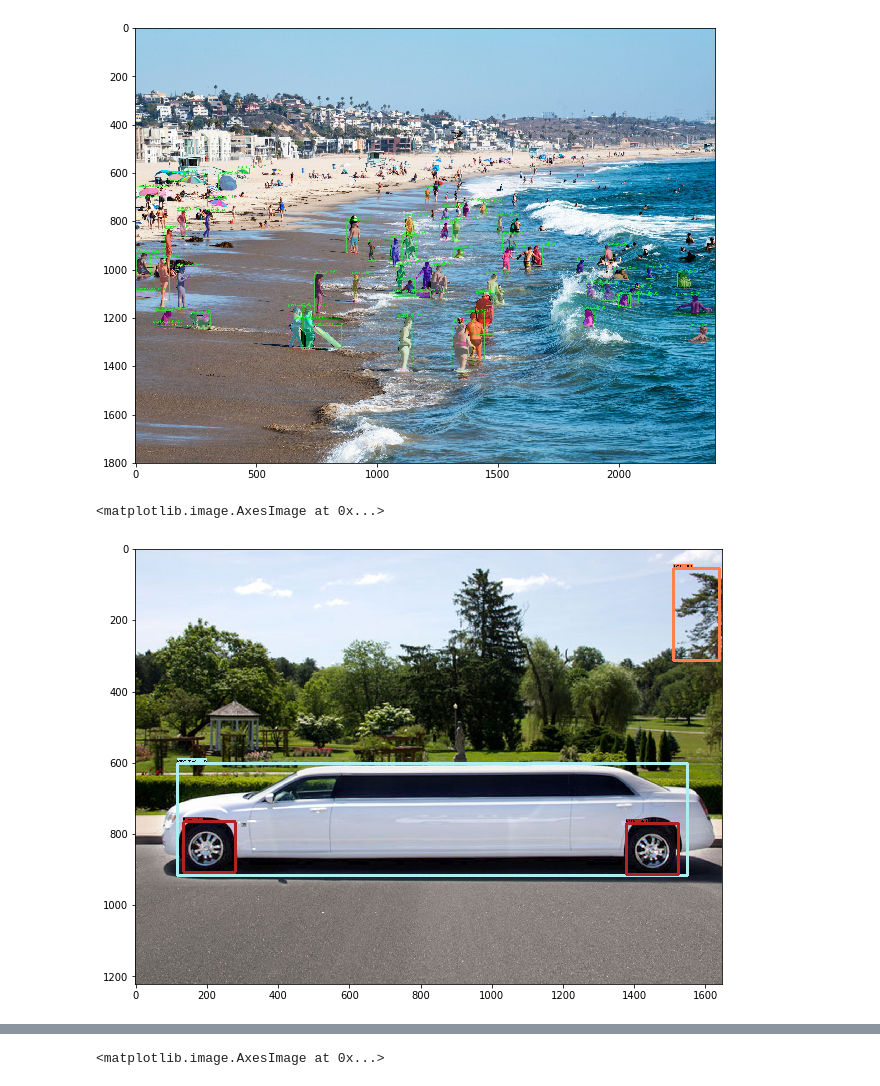
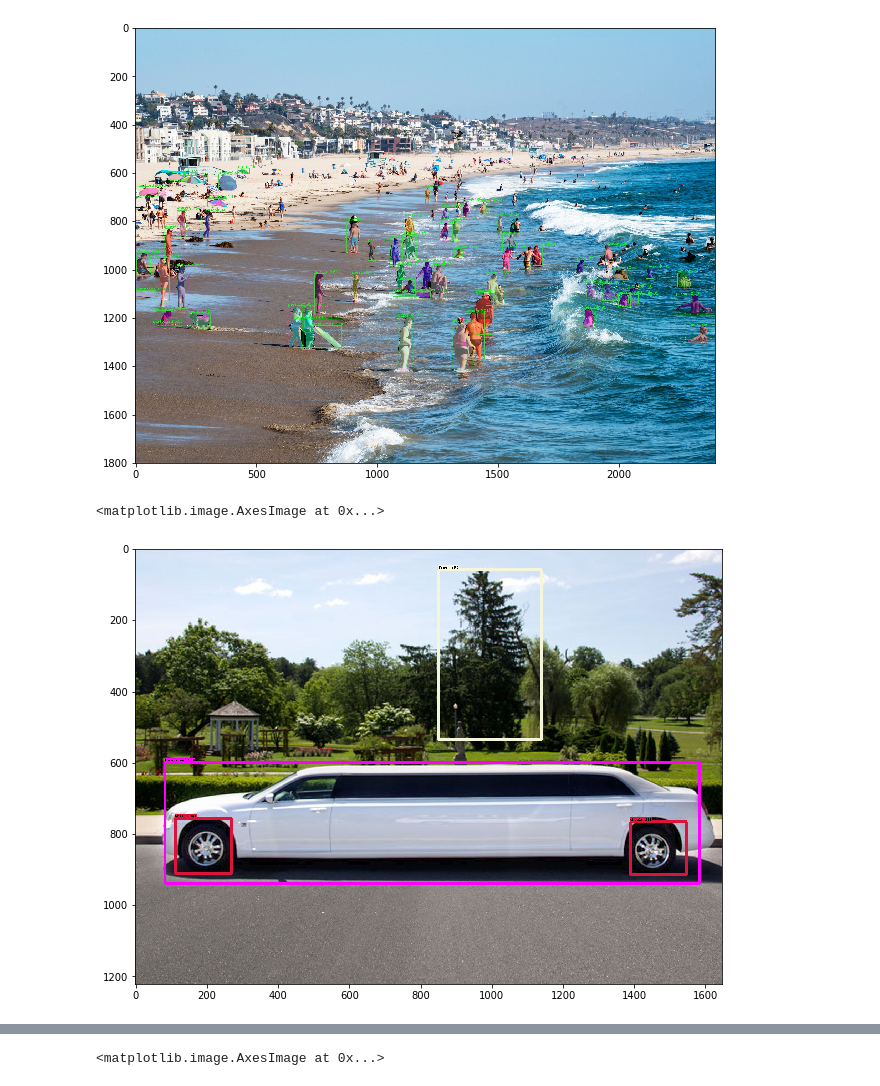
Before and after one commit to qoo/models, a Jupyter notebook: research/object_detection/object_detection_tutorial-work-v2.ipynb, the cells around one changed output, grey strips where cells are left out. Drawn from its saved outputs; the diff is of its cells as text; code cells hidden in the pictures.

```diff
--- a/research/object_detection/object_detection_tutorial-work-v2.ipynb
+++ b/research/object_detection/object_detection_tutorial-work-v2.ipynb
@@ -71,3 +89,16 @@ PATH_TO_CKPT = MODEL_NAME + '/frozen_inference_graph.pb'
 PATH_TO_LABELS = os.path.join('data', 'oid_v4_label_map.pbtxt')
 
 NUM_CLASSES = 601
+# %%
+# What model to download. v2 545
+MODEL_NAME = 'faster_rcnn_inception_resnet_v2_atrous_oid_14_10_2017'
+MODEL_FILE = MODEL_NAME + '.tar.gz'
+DOWNLOAD_BASE = 'http://download.tensorflow.org/models/object_detection/'
+
+# Path to frozen detection graph. This is the actual model that is used for the object detection.
+PATH_TO_CKPT = 'faster_rcnn_inception_resnet_v2_atrous_oid' + '/frozen_inference_graph.pb'
+
+# List of the strings that is used to add correct label for each box.
+PATH_TO_LABELS = os.path.join('data', 'oid_bbox_trainable_label_map.pbtxt')
+
+NUM_CLASSES = 545
@@ -335,28 +370,28 @@ plt.imshow(image_np)
 [figure]
 # %%
 #Limousine.jpg
-image_path='/root/Mask_RCNN/images/Limousine.jpg'
+image_path='/root/images/Limousine.jpg'
 image = Image.open(image_path)
 # the array based representation of the image will be used later in order to prepare the
 # result image with boxes and labels on it.
 image_np = load_image_into_numpy_array(image)
 # Expand dimensions since the model expects images to have shape: [1, None, None, 3]
 image_np_expanded = np.expand_dims(image_np, axis=0)
 # Actual detection.
 output_dict = run_inference_for_single_image(image_np, detection_graph)
 # Visualization of the results of a detection.
 vis_util.visualize_boxes_and_labels_on_image_array(
   image_np,
   output_dict['detection_boxes'],
   output_dict['detection_classes'],
   output_dict['detection_scores'],
   category_index,
   instance_masks=output_dict.get('detection_masks'),
   use_normalized_coordinates=True,
   line_thickness=8,
     min_score_thresh=.2)
 plt.figure(figsize=IMAGE_SIZE)
 plt.imshow(image_np)
 # %% [output]
 <matplotlib.image.AxesImage at 0x...>
-[figure, old version]
+[figure, new version]
```
Also changed, not shown: parts of 10 cells of this notebook.
